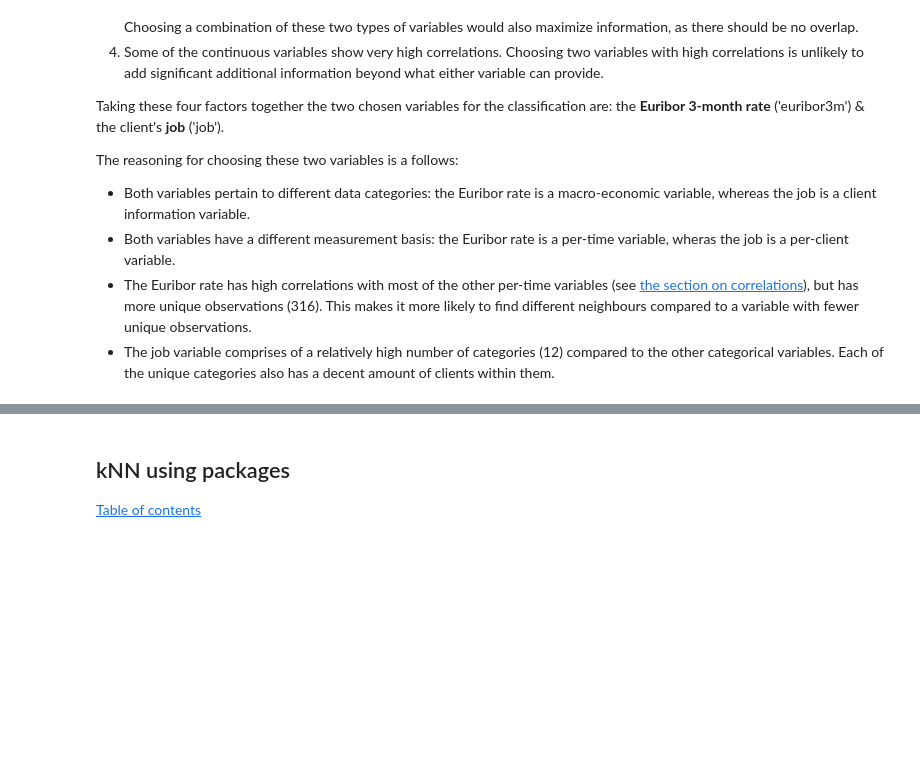
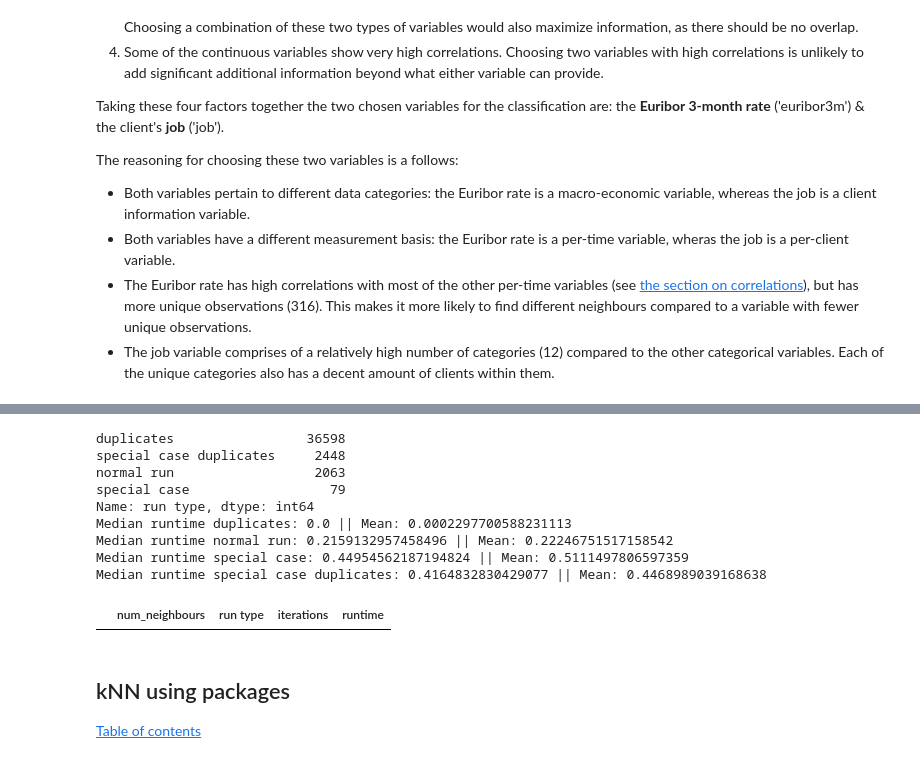
Before and after one commit to MikeTange/data_analysis_showcase, a Jupyter notebook: kNN classification.ipynb, the cells around one changed output, grey strips where cells are left out. Drawn from its saved outputs; the diff is of its cells as text; code cells hidden in the pictures; blank space fills up the shorter version.

```diff
--- a/kNN classification.ipynb
+++ b/kNN classification.ipynb
@@ -846,3 +1240,26 @@ Test = True
+# %%
+### Timing experiments ###
+print(df_k3["run type"].value_counts())
+# df_k3.loc[df_k3['run type'] == 'special case duplicates']['num_neighbours'].value_counts().sort_index()
+print(f"Median runtime duplicates: {np.median(df_k3.loc[df_k3['run type'] == 'duplicates']['runtime'])} || Mean: {np.mean(df_k3.loc[df_k3['run type'] == 'duplicates']['runtime'])}")
+print(f"Median runtime normal run: {np.median(df_k3.loc[df_k3['run type'] == 'normal run']['runtime'])} || Mean: {np.mean(df_k3.loc[df_k3['run type'] == 'normal run']['runtime'])}")
+print(f"Median runtime special case: {np.median(df_k3.loc[df_k3['run type'] == 'special case']['runtime'])} || Mean: {np.mean(df_k3.loc[df_k3['run type'] == 'special case']['runtime'])}")
+print(f"Median runtime special case duplicates: {np.median(df_k3.loc[df_k3['run type'] == 'special case duplicates']['runtime'])} || Mean: {np.mean(df_k3.loc[df_k3['run type'] == 'special case duplicates']['runtime'])}")
+# df_k3.loc[df_k3["num_neighbours"] == 2]
+# print(df_k3["runtime"].value_counts(bins=10))
+# df_k3.loc[(df_k3['run type'] == 'duplicates') & (df_k3['runtime'] == 0.020237207412719727)]
+df_k3.loc[(df_k3['run type'] == 'special case') & (df_k3['runtime'] == 4.1662702560424805)]
+# %% [output]
+duplicates                 36598
+special case duplicates     2448
+normal run                  2063
+special case                  79
+Name: run type, dtype: int64
+Median runtime duplicates: 0.0 || Mean: 0.0002297700588231113
+Median runtime normal run: 0.2159132957458496 || Mean: 0.22246751517158542
+Median runtime special case: 0.44954562187194824 || Mean: 0.5111497806597359
+Median runtime special case duplicates: 0.4164832830429077 || Mean: 0.4468989039168638
+|  | num_neighbours | run type | iterations | runtime |
 # %% [markdown]
 ## kNN using packages <a id="packages"></a>
 [Table of contents](#TOC)
```
Also changed, not shown: parts of 8 cells of this notebook.
